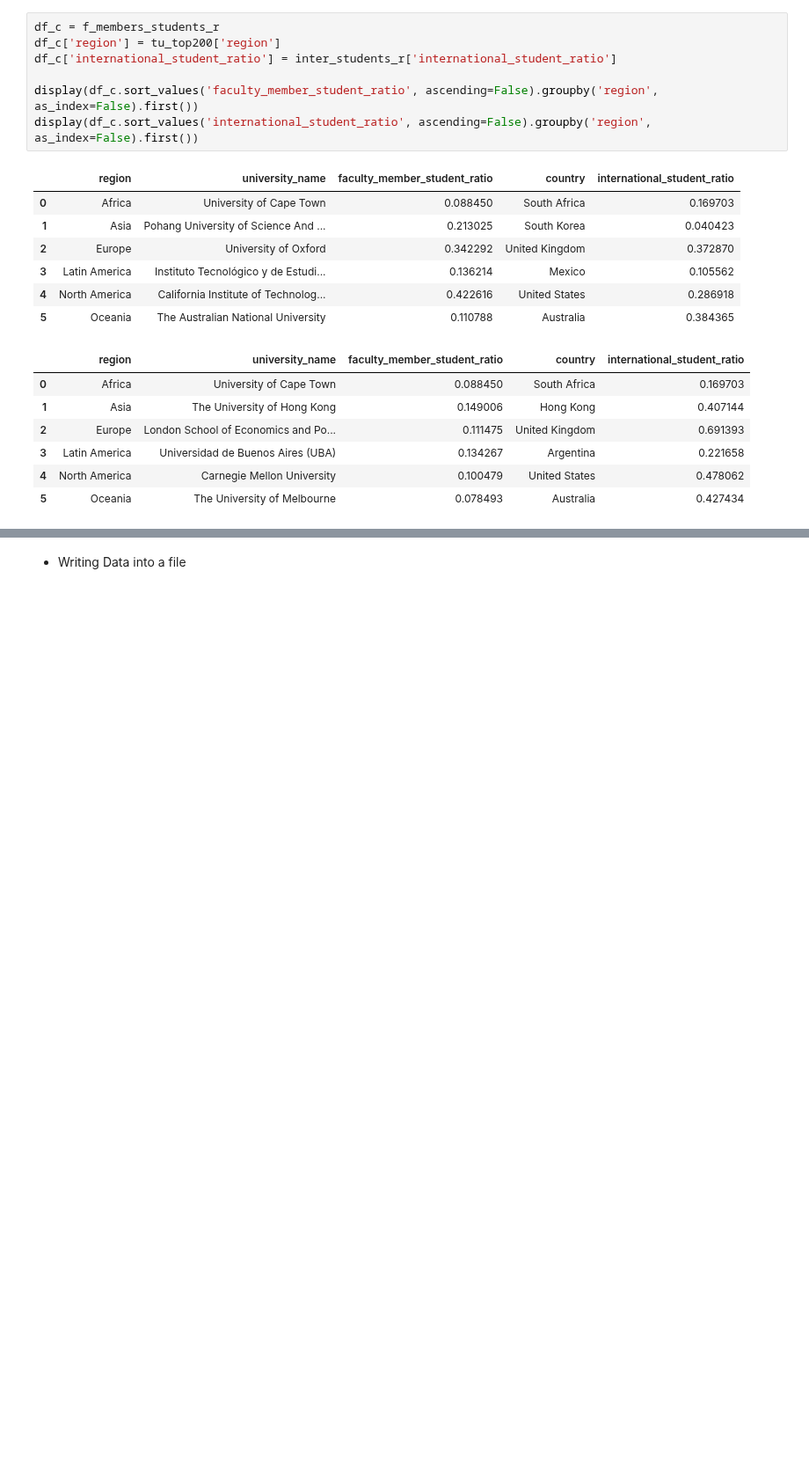
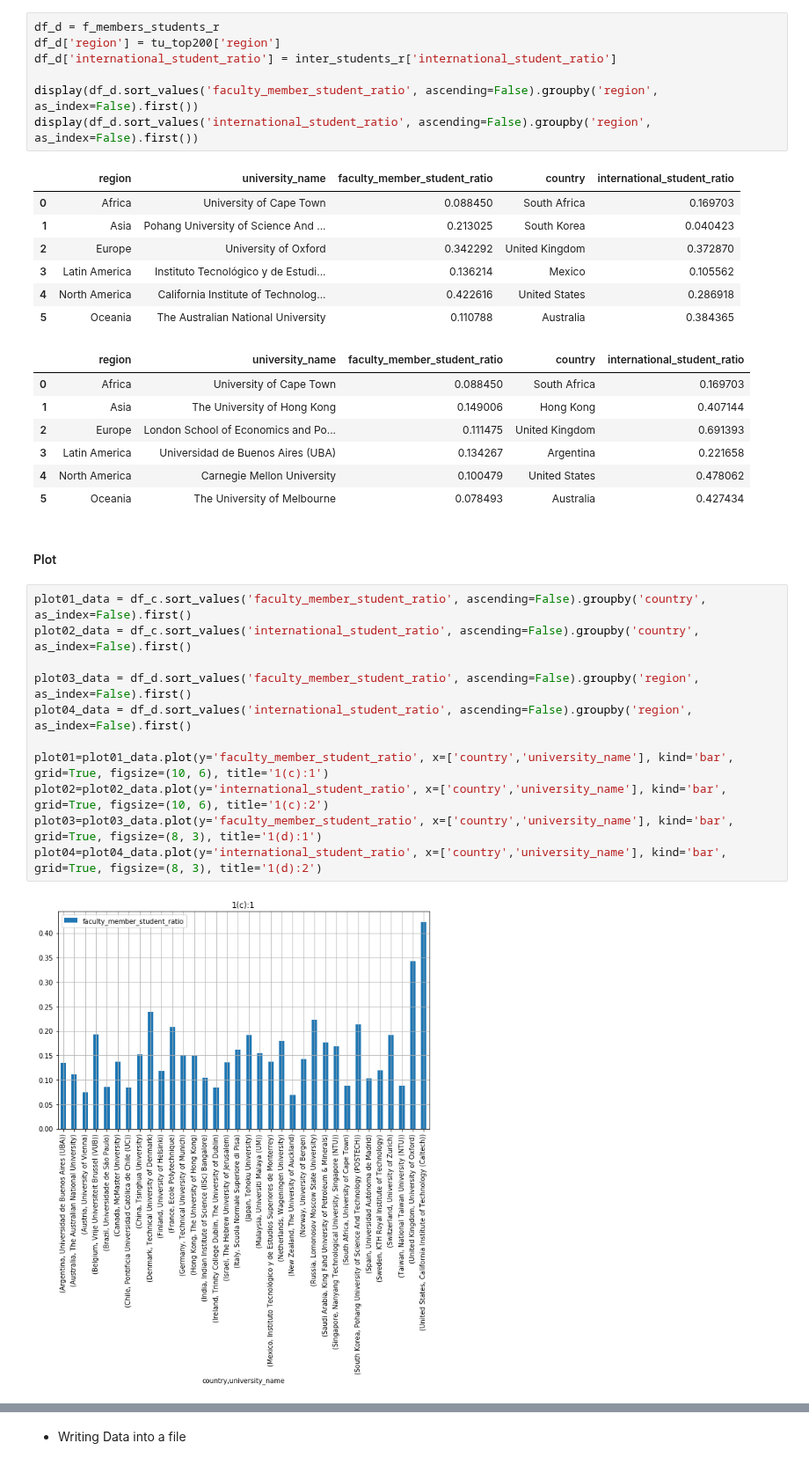
Before and after one commit to sanadhis/ADA-2017, a Jupyter notebook: 02 - Data from the Web/Homework 2.ipynb, the cells around one changed output, grey strips where cells are left out. Shown at 88% size. Drawn from its saved outputs; the diff is of its cells as text; blank space fills up the shorter version.

```diff
--- a/02 - Data from the Web/Homework 2.ipynb
+++ b/02 - Data from the Web/Homework 2.ipynb
@@ -178,12 +180,12 @@ display(df_c.sort_values('international_student_ratio', ascending=False).groupby
 # %% [markdown]
 #### 1d. Best Universities: (1a) & (1b) by Region
 # %%
-df_c = f_members_students_r
-df_c['region'] = tu_top200['region']
-df_c['international_student_ratio'] = inter_students_r['international_student_ratio']
+df_d = f_members_students_r
+df_d['region'] = tu_top200['region']
+df_d['international_student_ratio'] = inter_students_r['international_student_ratio']
 
-display(df_c.sort_values('faculty_member_student_ratio', ascending=False).groupby('region', as_index=False).first())
-display(df_c.sort_values('international_student_ratio', ascending=False).groupby('region', as_index=False).first())
+display(df_d.sort_values('faculty_member_student_ratio', ascending=False).groupby('region', as_index=False).first())
+display(df_d.sort_values('international_student_ratio', ascending=False).groupby('region', as_index=False).first())
 # %% [output]
 |  | region | university_name | faculty_member_student_ratio | country | international_student_ratio |
 | 0 | Africa | University of Cape Town | 0.088450 | South Africa | 0.169703 |
@@ -199,3 +201,18 @@ display(df_c.sort_values('international_student_ratio', ascending=False).groupby
 | 3 | Latin America | Universidad de Buenos Aires (UBA) | 0.134267 | Argentina | 0.221658 |
 | 4 | North America | Carnegie Mellon University | 0.100479 | United States | 0.478062 |
 | 5 | Oceania | The University of Melbourne | 0.078493 | Australia | 0.427434 |
+# %% [markdown]
+#### Plot
+# %%
+plot01_data = df_c.sort_values('faculty_member_student_ratio', ascending=False).groupby('country', as_index=False).first()
+plot02_data = df_c.sort_values('international_student_ratio', ascending=False).groupby('country', as_index=False).first()
+
+plot03_data = df_d.sort_values('faculty_member_student_ratio', ascending=False).groupby('region', as_index=False).first()
+plot04_data = df_d.sort_values('international_student_ratio', ascending=False).groupby('region', as_index=False).first()
+
+plot01=plot01_data.plot(y='faculty_member_student_ratio', x=['country','university_name'], kind='bar', grid=True, figsize=(10, 6), title='1(c):1')
+plot02=plot02_data.plot(y='international_student_ratio', x=['country','university_name'], kind='bar', grid=True, figsize=(10, 6), title='1(c):2')
+plot03=plot03_data.plot(y='faculty_member_student_ratio', x=['country','university_name'], kind='bar', grid=True, figsize=(8, 3), title='1(d):1')
+plot04=plot04_data.plot(y='international_student_ratio', x=['country','university_name'], kind='bar', grid=True, figsize=(8, 3), title='1(d):2')
+# %% [output]
+[figure, added]
```
Also changed, not shown: parts of 11 cells of this notebook.
